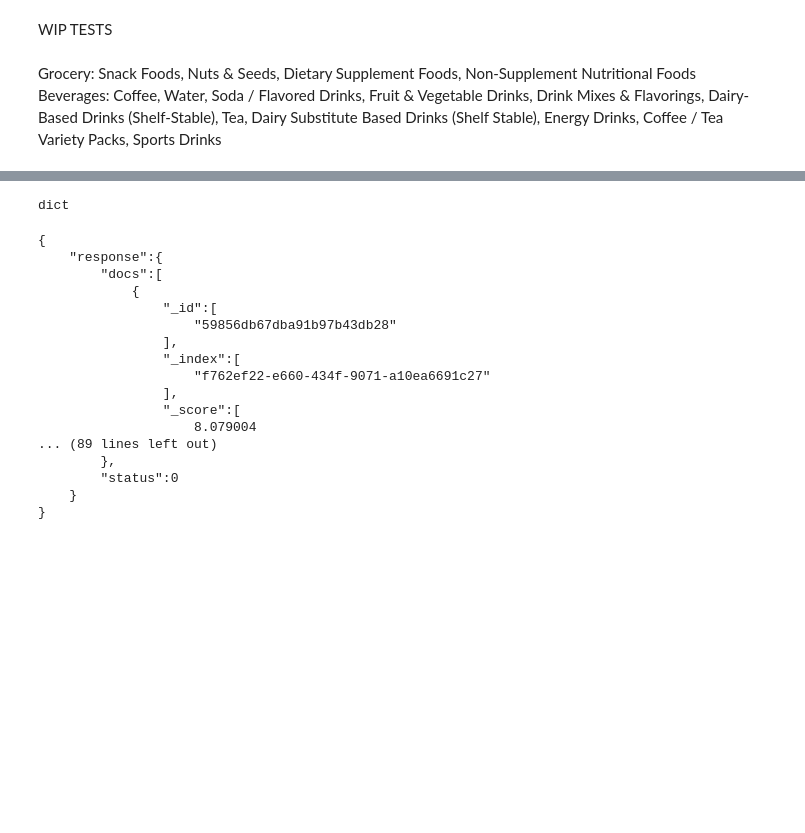
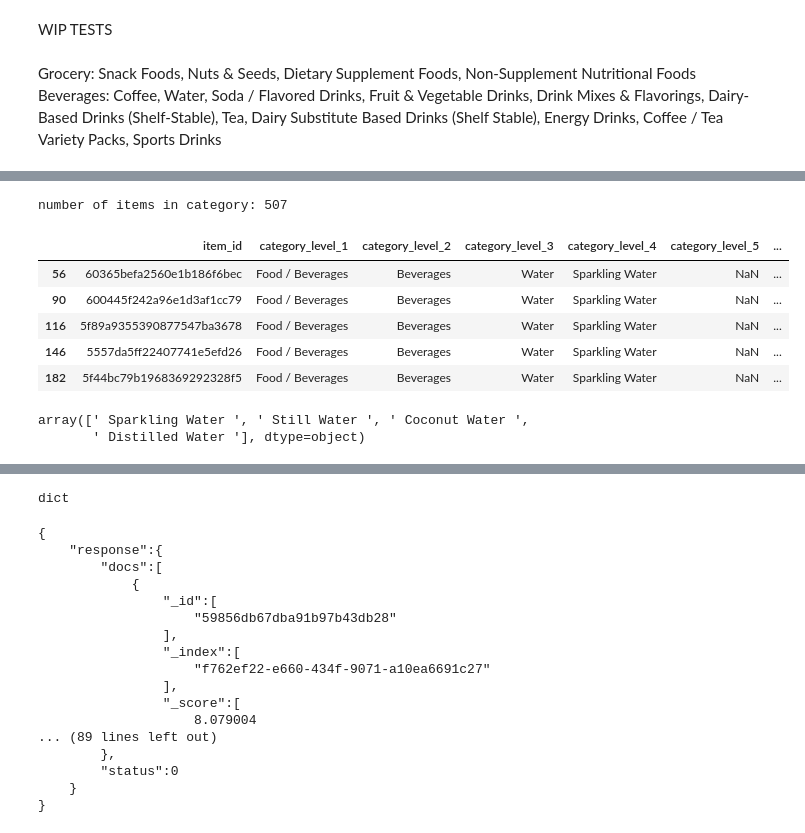
Before and after one commit to mafer09/craving-meter, a Jupyter notebook: Solr_Category.ipynb, the cells around one changed output, grey strips where cells are left out. Cells and saved outputs as stored; diff of their text form; code cells hidden in the pictures; blank space fills up the shorter version.

```diff
--- a/Solr_Category.ipynb
+++ b/Solr_Category.ipynb
@@ -132,0 +162,18 @@ Beverages: Coffee, Water, Soda / Flavored Drinks, Fruit & Vegetable Drinks, Drin
+# %%
+df_lim = df.loc[df['category_level_3'] == " Water "]
+print(f'number of items in category: {len(df_lim)}')
+df_lim.head()
+# %% [output]
+number of items in category: 507
+|  | item_id | category_level_1 | category_level_2 | category_level_3 | category_level_4 | category_level_5 | ... |
+| 56 | 60365befa2560e1b186f6bec | Food / Beverages | Beverages | Water | Sparkling Water | NaN | ... |
+| 90 | 600445f242a96e1d3af1cc79 | Food / Beverages | Beverages | Water | Sparkling Water | NaN | ... |
+| 116 | 5f89a9355390877547ba3678 | Food / Beverages | Beverages | Water | Sparkling Water | NaN | ... |
+| 146 | 5557da5ff22407741e5efd26 | Food / Beverages | Beverages | Water | Sparkling Water | NaN | ... |
+| 182 | 5f44bc79b1968369292328f5 | Food / Beverages | Beverages | Water | Sparkling Water | NaN | ... |
+# %%
+a = df_lim['category_level_4'].unique()
+a
+# %% [output]
+array([' Sparkling Water ', ' Still Water ', ' Coconut Water ',
+       ' Distilled Water '], dtype=object)
```
Also changed, not shown: parts of 4 cells of this notebook, 1 other file.
